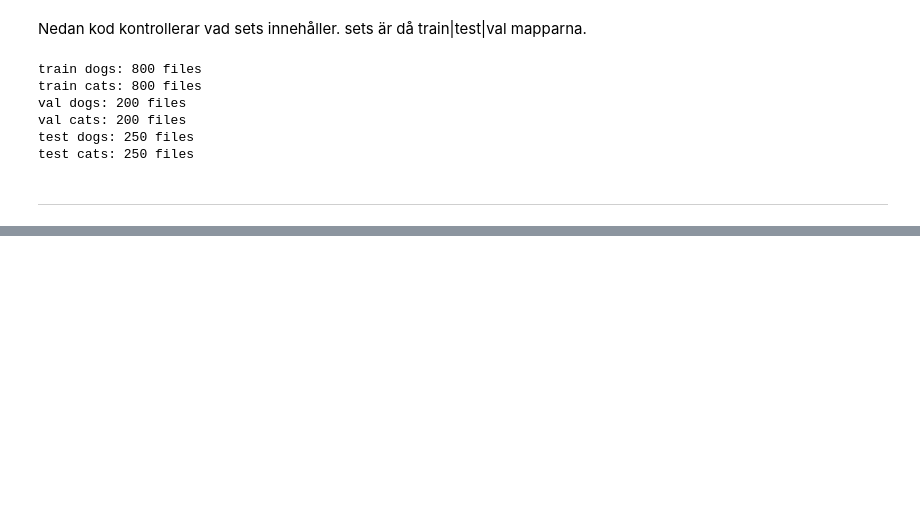
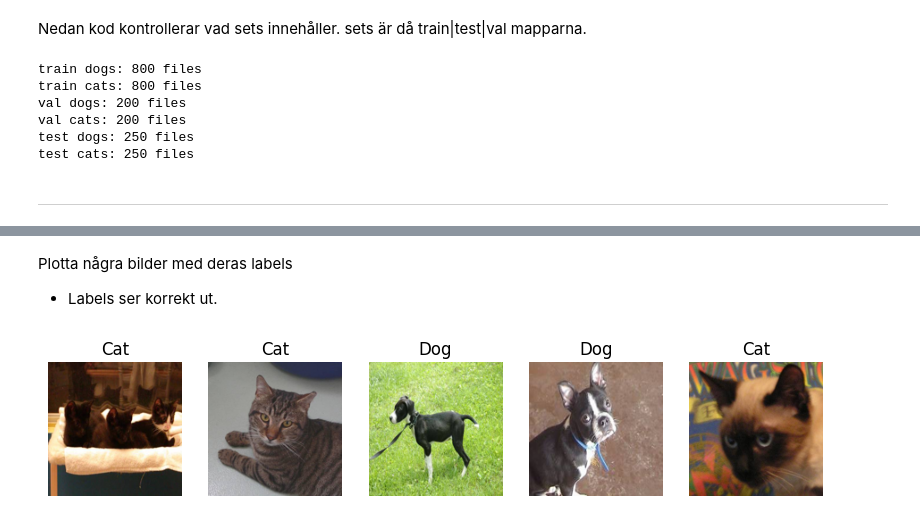
Before and after one commit to Utjiman/AI-Richard-Boden-OPA23, a Jupyter notebook: labs/Labb_2.ipynb, the cells around one changed output, grey strips where cells are left out. Saved outputs shown, nothing was run; the diff lists cells and outputs as text; code cells hidden in the pictures; blank space fills up the shorter version.

```diff
--- a/labs/Labb_2.ipynb
+++ b/labs/Labb_2.ipynb
@@ -206,0 +174,43 @@ Found 500 images belonging to 2 classes.
+# %%
+def prepare_and_load_data(set_type, num_images=100):
+    data_path = os.path.join(base_dir, set_type)
+    image_files = []
+    labels = []
+
+    # Create a list with paths and labels
+    for category in categories:
+        category_path = os.path.join(data_path, category)
+        files = os.listdir(category_path)
+        for file in files:
+            if file.endswith('.jpg'):
+                image_files.append((os.path.join(category_path, file), 1 if category == 'dogs' else 0))
+
+    # shuffle list
+    random.shuffle(image_files)
+
+    # Use list comprehension to read pics and convert labels to one-hot encoding
+    images = [np.array(Image.open(file_path).resize((150, 150))) / 255.0 for file_path, _ in image_files[:num_images]]
+    labels = [[1, 0] if label == 1 else [0, 1] for _, label in image_files[:num_images]]
+
+    # Convert to numpy arrays
+    images = np.array(images)
+    labels = np.array(labels)
+    return images, labels
+
+train_images, train_labels = prepare_and_load_data('train', 160)
+val_images, val_labels = prepare_and_load_data('val', 50)
+test_images, test_labels = prepare_and_load_data('test', 50)
+# %% [markdown]
+Plotta några bilder med deras labels
+- Labels ser korrekt ut.
+# %%
+
+plt.figure(figsize=(10, 2))
+for i in range(5):
+    plt.subplot(1, 5, i + 1)
+    plt.imshow(train_images[i])
+    plt.title('Dog' if train_labels[i][0] == 1 else 'Cat')
+    plt.axis('off')
+plt.show()
+# %% [output]
+[figure, added]
```
Also changed, not shown: parts of 12 cells of this notebook.
